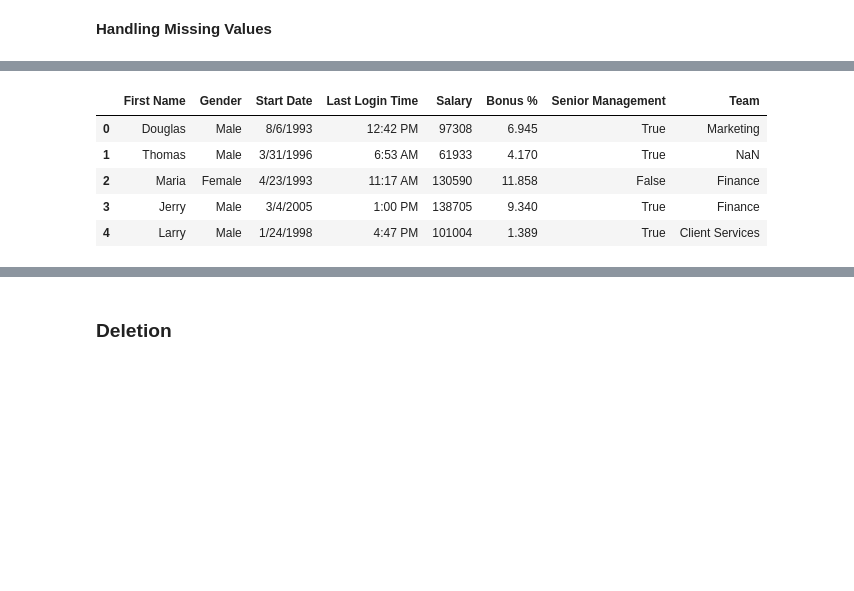
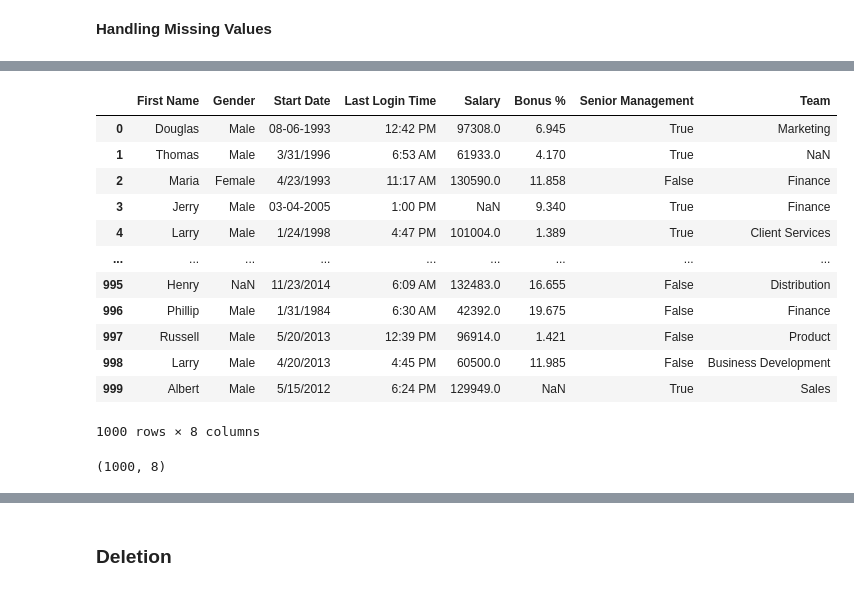
Before and after one commit to venkateshsalla01/Axiora_DS_Trainings, a Jupyter notebook: Handling_data.ipynb, the cells around one changed output, grey strips where cells are left out. Cells and saved outputs as stored; diff of their text form; code cells hidden in the pictures; blank space fills up the shorter version.

```diff
--- a/Handling_data.ipynb
+++ b/Handling_data.ipynb
@@ -65,11 +72,22 @@ import pandas as pd
 
 df = pd.read_csv('employees.csv')
 # %%
-df.head()
+df
 # %% [output]
 |  | First Name | Gender | Start Date | Last Login Time | Salary | Bonus % | Senior Management | Team |
-| 0 | Douglas | Male | 8/6/1993 | 12:42 PM | 97308 | 6.945 | True | Marketing |
-| 1 | Thomas | Male | 3/31/1996 | 6:53 AM | 61933 | 4.170 | True | NaN |
-| 2 | Maria | Female | 4/23/1993 | 11:17 AM | 130590 | 11.858 | False | Finance |
-| 3 | Jerry | Male | 3/4/2005 | 1:00 PM | 138705 | 9.340 | True | Finance |
-| 4 | Larry | Male | 1/24/1998 | 4:47 PM | 101004 | 1.389 | True | Client Services |
+| 0 | Douglas | Male | 08-06-1993 | 12:42 PM | 97308.0 | 6.945 | True | Marketing |
+| 1 | Thomas | Male | 3/31/1996 | 6:53 AM | 61933.0 | 4.170 | True | NaN |
+| 2 | Maria | Female | 4/23/1993 | 11:17 AM | 130590.0 | 11.858 | False | Finance |
+| 3 | Jerry | Male | 03-04-2005 | 1:00 PM | NaN | 9.340 | True | Finance |
+| 4 | Larry | Male | 1/24/1998 | 4:47 PM | 101004.0 | 1.389 | True | Client Services |
+| ... | ... | ... | ... | ... | ... | ... | ... | ... |
+| 995 | Henry | NaN | 11/23/2014 | 6:09 AM | 132483.0 | 16.655 | False | Distribution |
+| 996 | Phillip | Male | 1/31/1984 | 6:30 AM | 42392.0 | 19.675 | False | Finance |
+| 997 | Russell | Male | 5/20/2013 | 12:39 PM | 96914.0 | 1.421 | False | Product |
+| 998 | Larry | Male | 4/20/2013 | 4:45 PM | 60500.0 | 11.985 | False | Business Development |
+| 999 | Albert | Male | 5/15/2012 | 6:24 PM | 129949.0 | NaN | True | Sales |
+1000 rows × 8 columns
+# %%
+df.shape
+# %% [output]
+(1000, 8)
```
Also changed, not shown: parts of 61 cells of this notebook, 8 other files.
